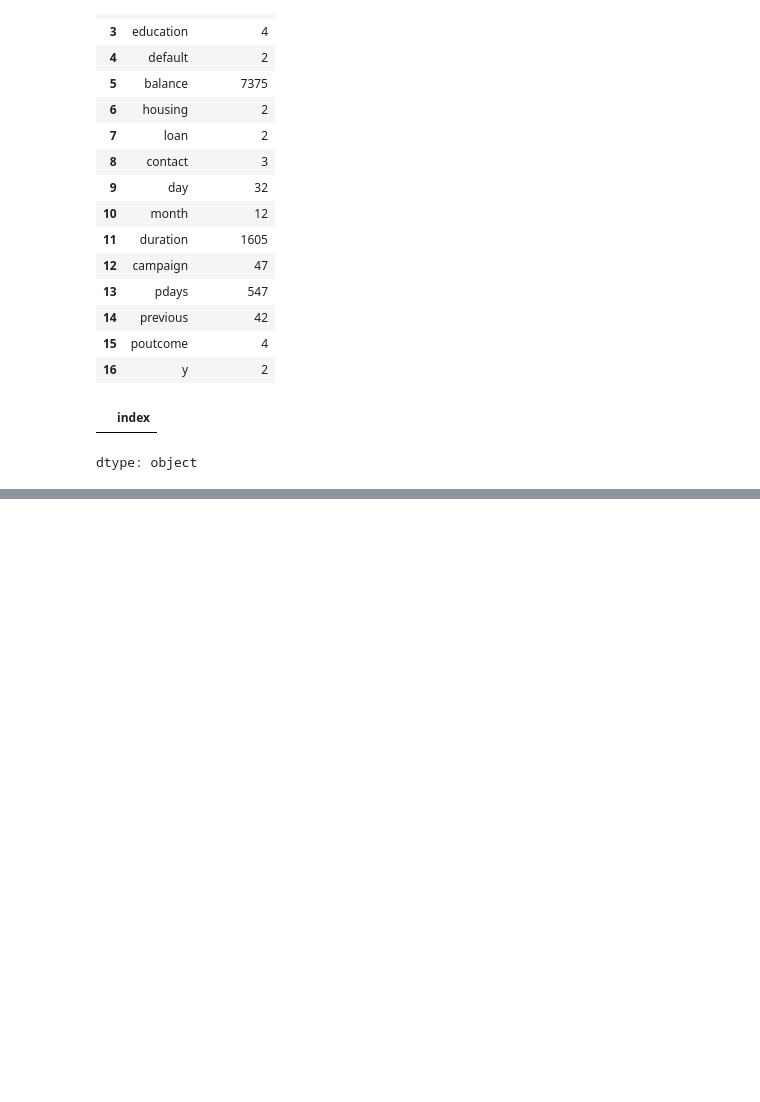
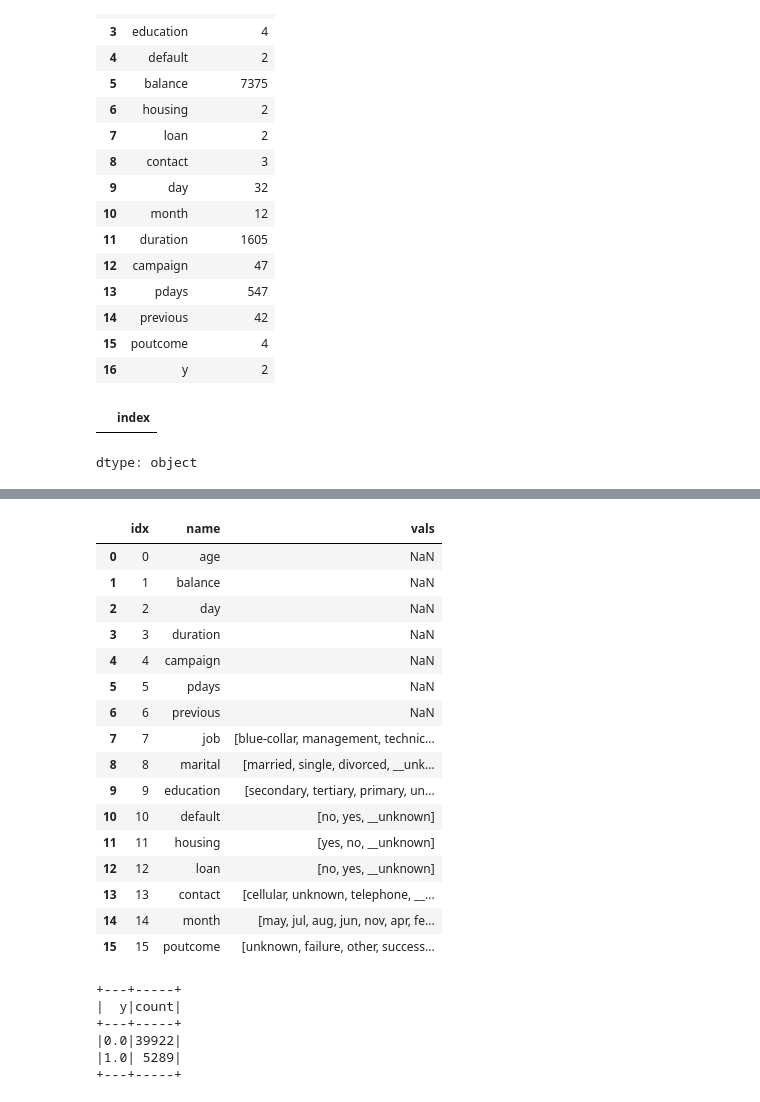
Before and after one commit to amien1410/colab-notebooks, a Jupyter notebook: Colab_Pyspark_Machine_Learning.ipynb, the cells around one changed output, grey strips where cells are left out. Saved outputs shown, nothing was run; the diff lists cells and outputs as text; code cells hidden in the pictures; blank space fills up the shorter version.

```diff
--- a/Colab_Pyspark_Machine_Learning.ipynb
+++ b/Colab_Pyspark_Machine_Learning.ipynb
@@ -249,0 +299,2 @@ missing_df, missing_vars_selected = missing_calculation(df)
+# %%
+df = df.select([c for c in df.columns if c not in char_vars])
@@ -249,0 +310,18 @@ missing_df, missing_vars_selected = missing_calculation(df)
+# %%
+# Apply StringIndexer to the target variable 'y'
+# StringIndexer maps a string column to an index column.
+# handleInvalid="skip" will skip rows with invalid data.
+indexer = StringIndexer(inputCol='y', outputCol='y_index', handleInvalid='skip')
+indexerModel = indexer.fit(df)
+
+# Transform the DataFrame using the fitted StringIndexer model
+df = indexerModel.transform(df)
+
+# Drop the original "y" column as it is now redundant
+df = df.drop(df.y)
+
+# Rename the new "y_index" column back to "y" for consistency
+df = df.withColumnRenamed('y_index', 'y')
+
+# Display the updated DataFrame schema to see the change
+df.printSchema()
@@ -249,0 +439,46 @@ missing_df, missing_vars_selected = missing_calculation(df)
+# %%
+import pandas as pd
+
+# Initialize an empty list to store the attribute information
+feature_attributes_list = []
+
+# Iterate over metadata attributes in the 'features' column
+# The structure is typically {'numeric': [...], 'nominal': [...]}
+for k, v in df.schema["features"].metadata["ml_attr"]["attrs"].items():
+    # 'v' is a list of dictionaries, each representing an attribute
+    for attribute_dict in v:
+        # Append each attribute dictionary to the list
+        feature_attributes_list.append(attribute_dict)
+
+# Convert the list of dictionaries into a pandas DataFrame
+features_df = pd.DataFrame(feature_attributes_list)
+
+# Display the resulting pandas DataFrame
+display(features_df)
+# %% [output]
+|  | idx | name | vals |
+| 0 | 0 | age | NaN |
+| 1 | 1 | balance | NaN |
+| 2 | 2 | day | NaN |
+| 3 | 3 | duration | NaN |
+| 4 | 4 | campaign | NaN |
+| 5 | 5 | pdays | NaN |
+| 6 | 6 | previous | NaN |
+| 7 | 7 | job | [blue-collar, management, technic... |
+| 8 | 8 | marital | [married, single, divorced, __unk... |
+| 9 | 9 | education | [secondary, tertiary, primary, un... |
+| 10 | 10 | default | [no, yes, __unknown] |
+| 11 | 11 | housing | [yes, no, __unknown] |
+| 12 | 12 | loan | [no, yes, __unknown] |
+| 13 | 13 | contact | [cellular, unknown, telephone, __... |
+| 14 | 14 | month | [may, jul, aug, jun, nov, apr, fe... |
+| 15 | 15 | poutcome | [unknown, failure, other, success... |
+# %%
+df.groupBy('y').count().show()
+# %% [output]
++---+-----+
+|  y|count|
++---+-----+
+|0.0|39922|
+|1.0| 5289|
++---+-----+
```
Also changed, not shown: parts of 11 cells of this notebook.
